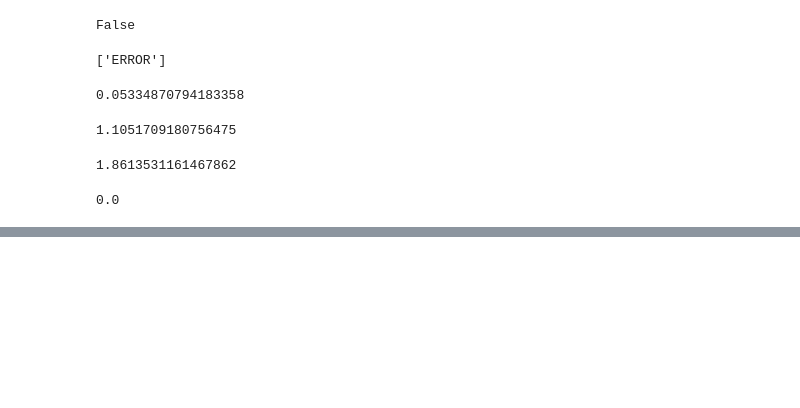
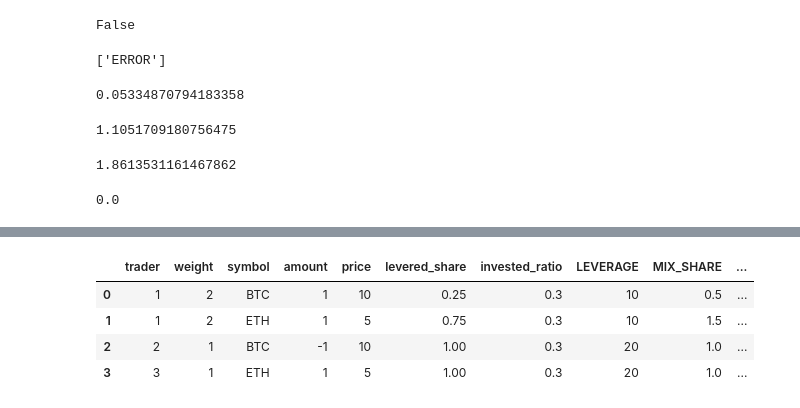
Before and after one commit to thibgl/copy, a Jupyter notebook: back/test.ipynb, the cells around one changed output, grey strips where cells are left out. Saved outputs shown, nothing was run; the diff lists cells and outputs as text; code cells hidden in the pictures; blank space fills up the shorter version.

```diff
--- a/back/test.ipynb
+++ b/back/test.ipynb
@@ -707,0 +725,22 @@ True
+# %%
+df = pd.DataFrame(columns=["trader", "weight", "symbol", "amount", "price", "levered_share", "invested_ratio", "LEVERAGE"])
+df.loc[len(df)] = [1, 2, "BTC", 1, 10, 0.25, 0.3, 10]
+df.loc[len(df)] = [1, 2, "ETH", 1, 5, 0.75, 0.3, 10]
+# df["weight"] = df["weight"] / len(df)
+# df["invested_ratio"] = df["invested_ratio"] / len(df)
+df.loc[len(df)] = [2, 1, "BTC", -1, 10, 1, 0.3, 20]
+df.loc[len(df)] = [3, 1, "ETH", 1, 5, 1, 0.3, 20]
+df["MIX_SHARE"] = df["weight"] * df["levered_share"]
+df["TARGET_SHARE"] = df["MIX_SHARE"] / df["MIX_SHARE"].sum() * df["invested_ratio"]
+df["TARGET_VALUE"] = 20 * 5 * df["TARGET_SHARE"] * 2
+df.loc[df["amount"] < 0, "TARGET_VALUE"] *= -1
+# df.loc[df["LEVERAGE"] >= 5, "NORMALIZED_LEVERAGE"] = 5 / df["LEVERAGE"]
+# df.loc[df["LEVERAGE"] < 5, "NORMALIZED_LEVERAGE"] = df["LEVERAGE"] / 5
+# df["TARGET_VALUE"] = df["TARGET_SHARE"] * df["invested_ratio"] * df["price"] #* df["NORMALIZED_LEVERAGE"]
+df
+# %% [output]
+|  | trader | weight | symbol | amount | price | levered_share | invested_ratio | LEVERAGE | MIX_SHARE | ... |
+| 0 | 1 | 2 | BTC | 1 | 10 | 0.25 | 0.3 | 10 | 0.5 | ... |
+| 1 | 1 | 2 | ETH | 1 | 5 | 0.75 | 0.3 | 10 | 1.5 | ... |
+| 2 | 2 | 1 | BTC | -1 | 10 | 1.00 | 0.3 | 20 | 1.0 | ... |
+| 3 | 3 | 1 | ETH | 1 | 5 | 1.00 | 0.3 | 20 | 1.0 | ... |
```
Also changed, not shown: parts of 9 cells of this notebook, 4 other files.
